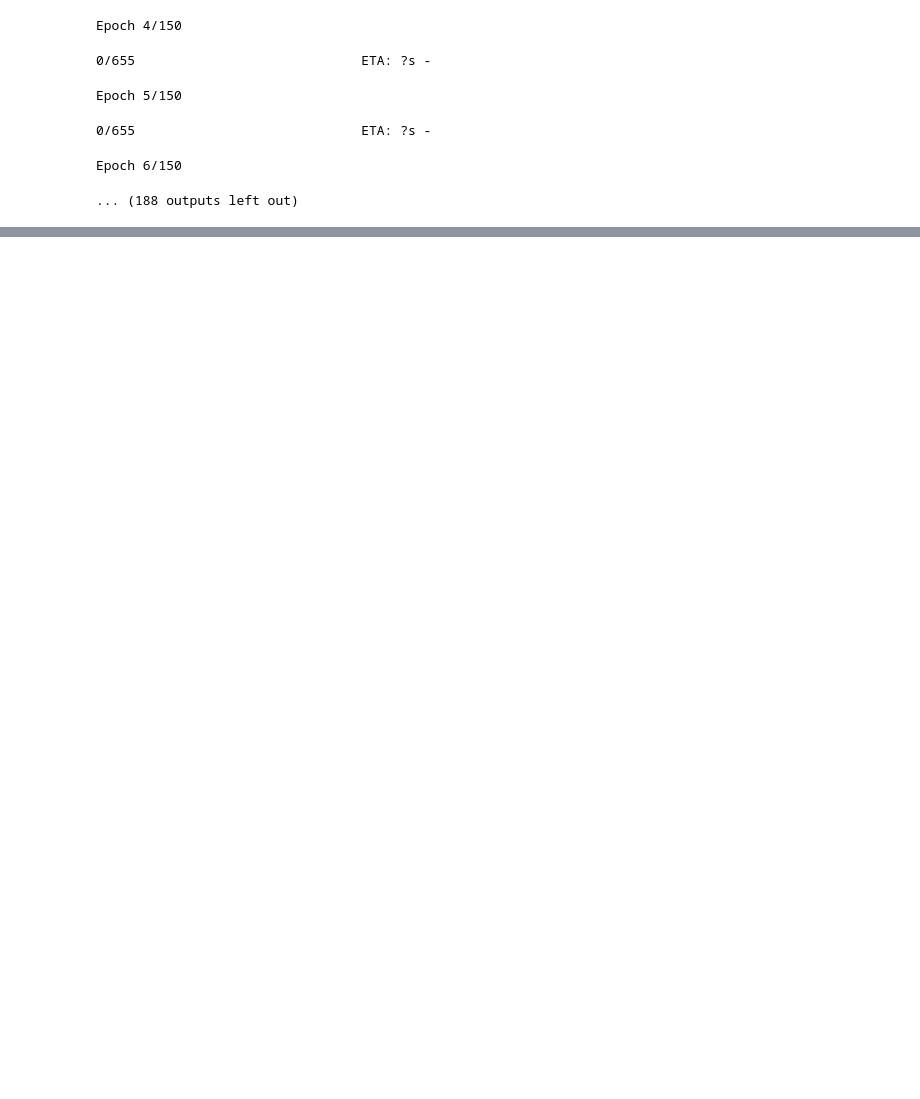
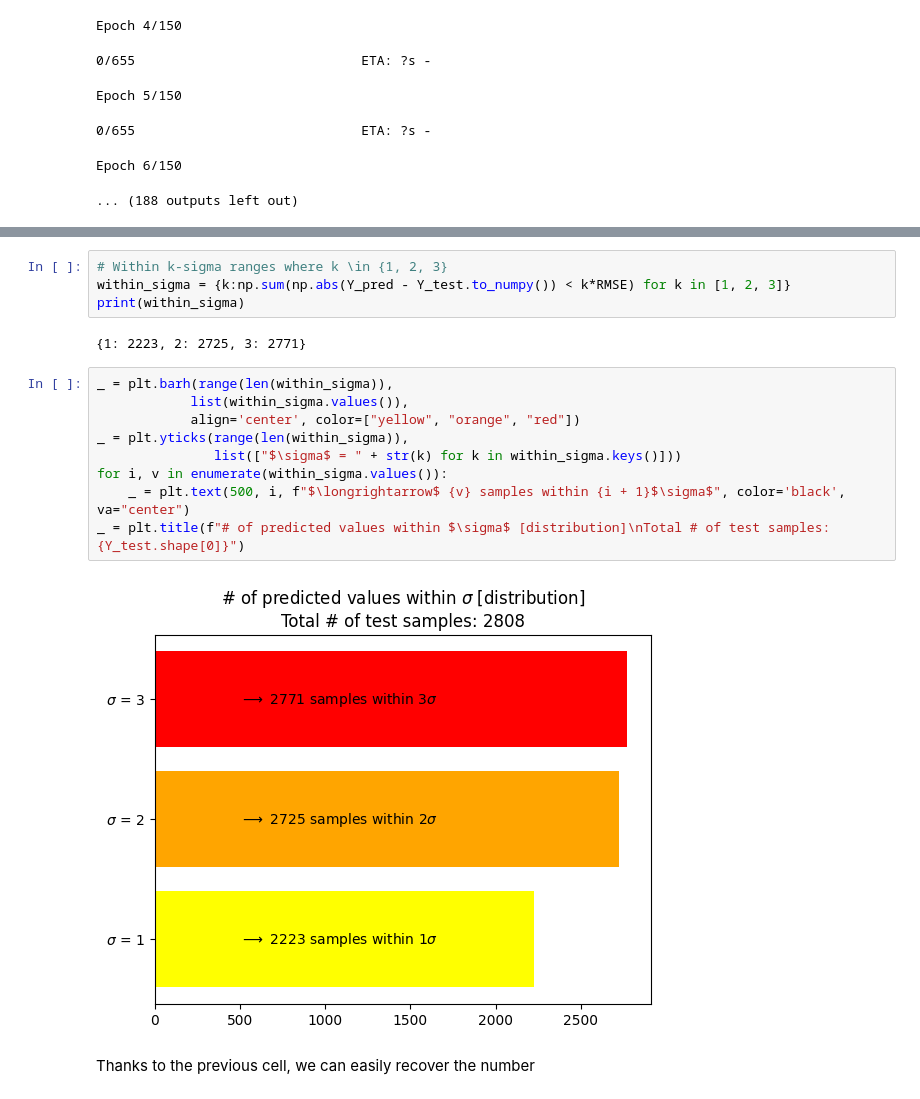
Before and after one commit to lcsrodriguez/dl-practicals, a Jupyter notebook: p2/p2.ipynb, the cells around one changed output, grey strips where cells are left out. Cells and saved outputs as stored; diff of their text form; blank space fills up the shorter version.

```diff
--- a/p2/p2.ipynb
+++ b/p2/p2.ipynb
@@ -847,0 +795,19 @@ Y_test.max()
+# %%
+# Within k-sigma ranges where k \in {1, 2, 3}
+within_sigma = {k:np.sum(np.abs(Y_pred - Y_test.to_numpy()) < k*RMSE) for k in [1, 2, 3]}
+print(within_sigma)
+# %% [output]
+{1: 2223, 2: 2725, 3: 2771}
+# %%
+_ = plt.barh(range(len(within_sigma)),
+            list(within_sigma.values()),
+            align='center', color=["yellow", "orange", "red"])
+_ = plt.yticks(range(len(within_sigma)),
+               list(["$\sigma$ = " + str(k) for k in within_sigma.keys()]))
+for i, v in enumerate(within_sigma.values()):
+    _ = plt.text(500, i, f"$\longrightarrow$ {v} samples within {i + 1}$\sigma$", color='black', va="center")
+_ = plt.title(f"# of predicted values within $\sigma$ [distribution]\nTotal # of test samples: {Y_test.shape[0]}")
+# %% [output]
+[figure, added]
+# %% [markdown]
+Thanks to the previous cell, we can easily recover the number
```
Also changed, not shown: parts of 32 cells of this notebook, 4 other files.
